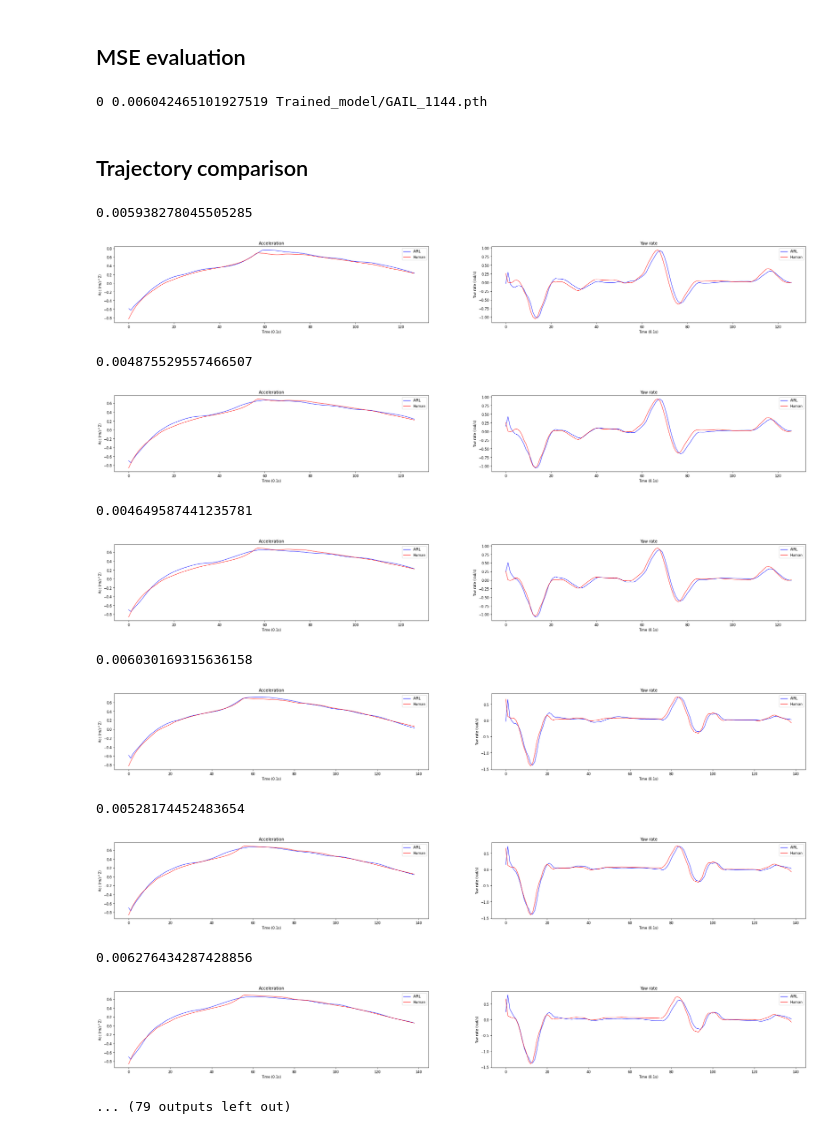
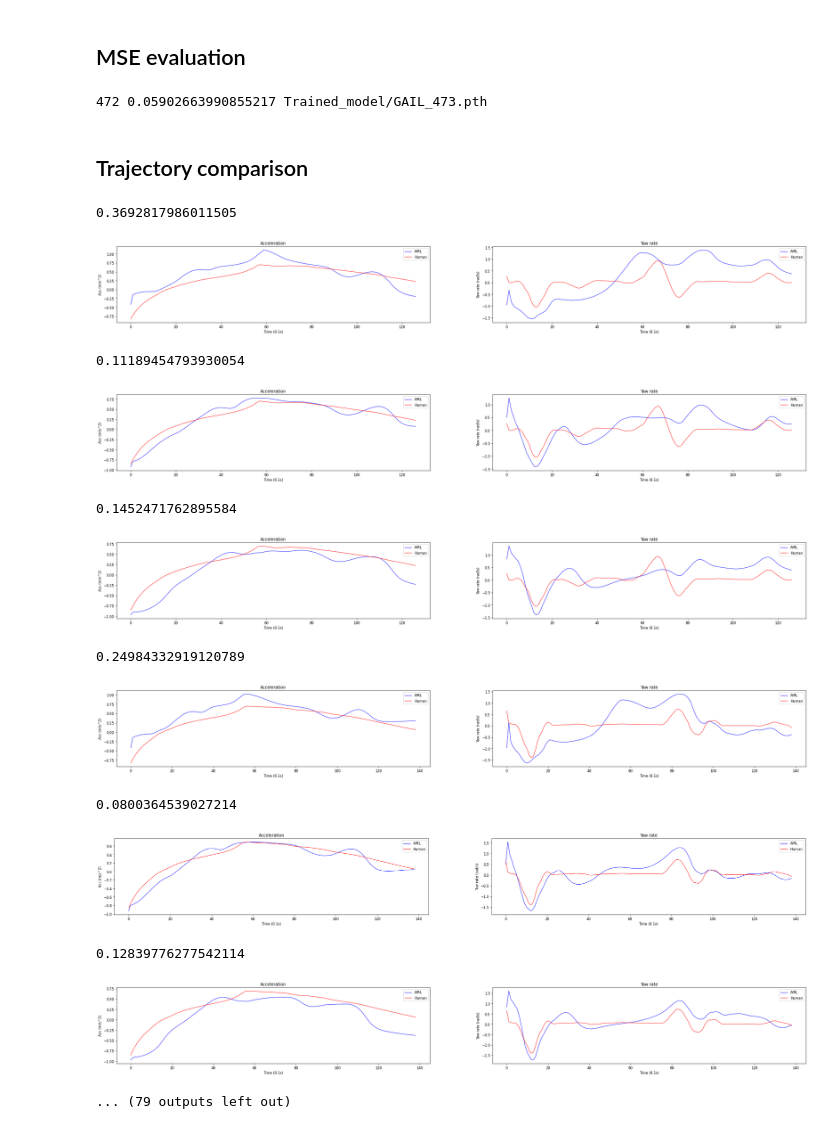
Before and after one commit to TwilightArchon/CAV_GAIL, a Jupyter notebook: GAIL_CAV_Revised.ipynb, the cells around one changed output. Cells and saved outputs as stored; diff of their text form; code cells hidden in the pictures.

Commit message:
Included a model and the new parameters for tranining code

```diff
--- a/GAIL_CAV_Revised.ipynb
+++ b/GAIL_CAV_Revised.ipynb
@@ -55,18 +55,18 @@ Env = ENVIRONMENT(
     para_A                          = A_para,
     noise                           = True)
 # %%
-K_epochs = 16               # update policy for K epochs
-eps_clip = 0.25             # clip parameter for PPO
-gamma = 0.99                # discount factor
+K_epochs = 16              # update policy for K epochs
+eps_clip = 0.15             # clip parameter for PPO
+gamma = 0.95                # discount factor
 
 lr_actor = 0.001#0.001            # learning rate for actor network
 lr_critic = 0.001#0.001           # learning rate for critic network
 
 has_continuous_action_space = True
 
-update_episode = 2#8
+update_episode = 2
 
-total_episodes   = 400
+total_episodes   =  1200
 # action_std_decay_freq = 10
 # action_std_decay_rate = 0.01
 # min_action_std = 0.01
@@ -107,9 +107,9 @@ critic.4.bias    torch.Size([1])
 # %%
 # NEW compare to PPO code
 # Discriminator
-D_epochs    = 16     # update discriminator for D epochs
+D_epochs    = 8     # update discriminator for D epochs
 
-lr_gail = 0.0001
+lr_gail = 0.0005
 
 expert_sample_size = expert_traj.shape[0] #len(expert_traj)
 
@@ -248,7 +248,7 @@ expert_states, expert_actions, expert_states_next = torch.split(expert_trajector
 # %%
 MSE_test = []
 idx = []
-for item in range(0,1200):
+for item in range(0,total_episodes):
     PATH  = "Trained_model/GAIL_"+str(item)+".pth"
 
     if os.path.exists(PATH) == False:
@@ -267,7 +267,7 @@ for item in range(0,1200):
 
 print(np.argmin(MSE_test), MSE_test[np.argmin(MSE_test)], "Trained_model/GAIL_"+str(idx[np.argmin(MSE_test)])+".pth" )
 # %% [output]
-0 0.006042465101927519 Trained_model/GAIL_1144.pth
+472 0.05902663990855217 Trained_model/GAIL_473.pth
 # %% [markdown]
 ## Trajectory comparison
 # %%
@@ -297,39 +297,39 @@ def Test_plot(actions, testing_actions):
     plt.show()
 # %%
 MSE_PATH = []
-PATH  = "Trained_model/GAIL_1144.pth"
-
+PATH = "Trained_model/GAIL_"+str(idx[np.argmin(MSE_test)])+".pth"
+PATH = 'Trained_model/GAIL_1000.pth'
 ppo_agent.load(PATH)
 ppo_agent.set_action_std(0.00000000001)
 ppo_agent.policy_old.eval()
 
 for i in range(0,len(testing_traj)):
     testing_states, testing_actions, _ = torch.split(torch.FloatTensor(testing_traj[i]).to(device), (state_dim,action_dim,state_dim), dim=1)
 
     actions,_,_ = ppo_agent.policy_old.act(testing_states)
     actions = actions
     mse = loss(actions, testing_actions).item()
     MSE_PATH.append(mse)
 
     # temp1 = loss(actions[:,0], testing_actions[:,0]).item()
     # temp2 = loss(actions[:,1], testing_actions[:,1]).item()
     # print(" ACC      Loss: %1.6f" % (temp1))
     # print(" Yaw rate Loss: %1.6f" % (temp2))
 
     print(mse)
     Test_plot(actions.cpu(), testing_actions.cpu())
 sum(MSE_PATH)/len(MSE_PATH)
 # %% [output]
-0.005938278045505285
+0.3692817986011505
-[figure, old version]
+[figure, new version]
-0.004875529557466507
+0.11189454793930054
-[figure, old version]
+[figure, new version]
-0.004649587441235781
+0.1452471762895584
-[figure, old version]
+[figure, new version]
-0.006030169315636158
+0.24984332919120789
-[figure, old version]
+[figure, new version]
-0.00528174452483654
+0.0800364539027214
-[figure, old version]
+[figure, new version]
-0.006276434287428856
+0.12839776277542114
-[figure, old version]
+[figure, new version]
 ... (79 outputs left out)
```
Also changed, not shown: parts of 2 cells of this notebook, 1 other file.
